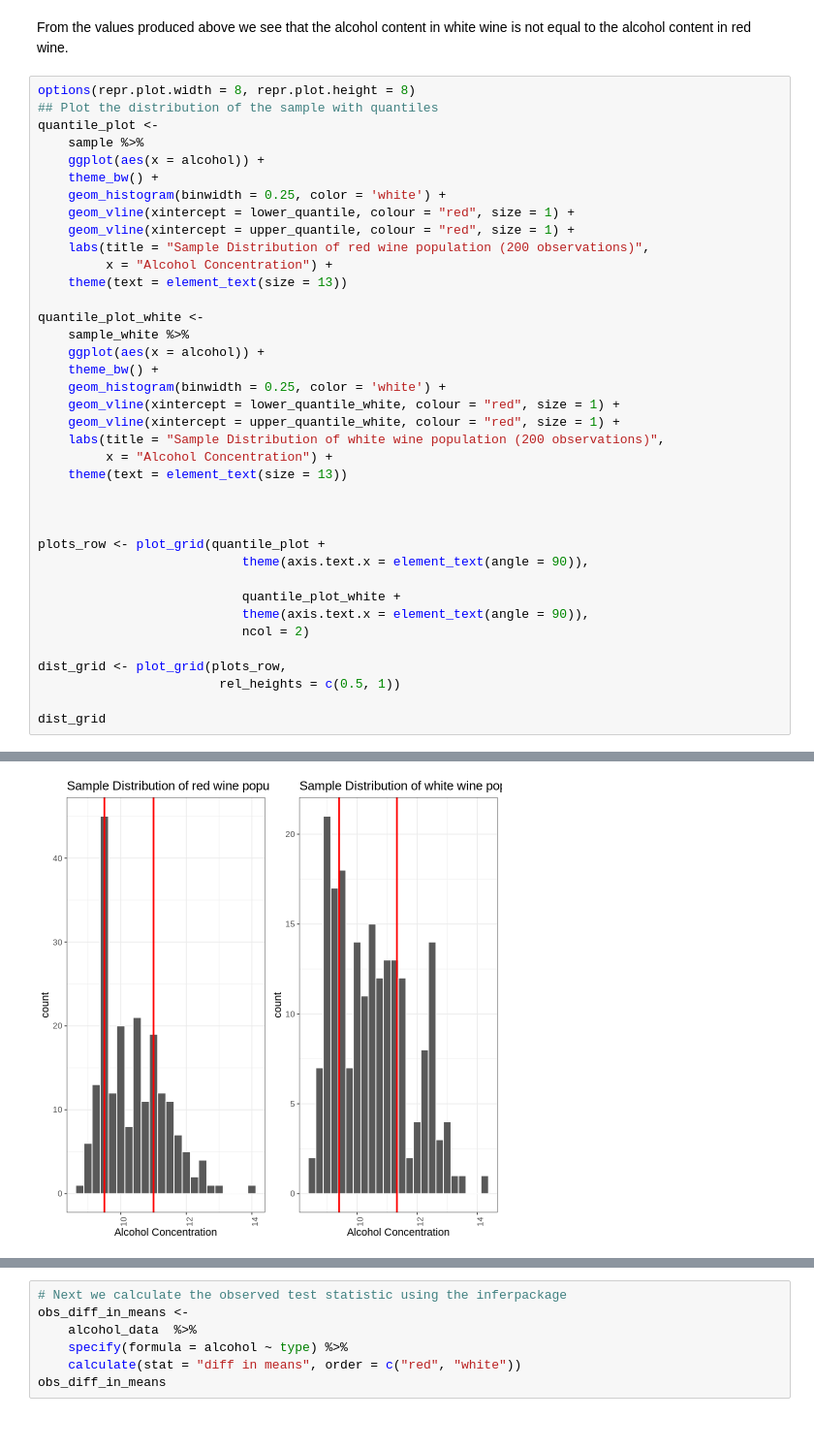
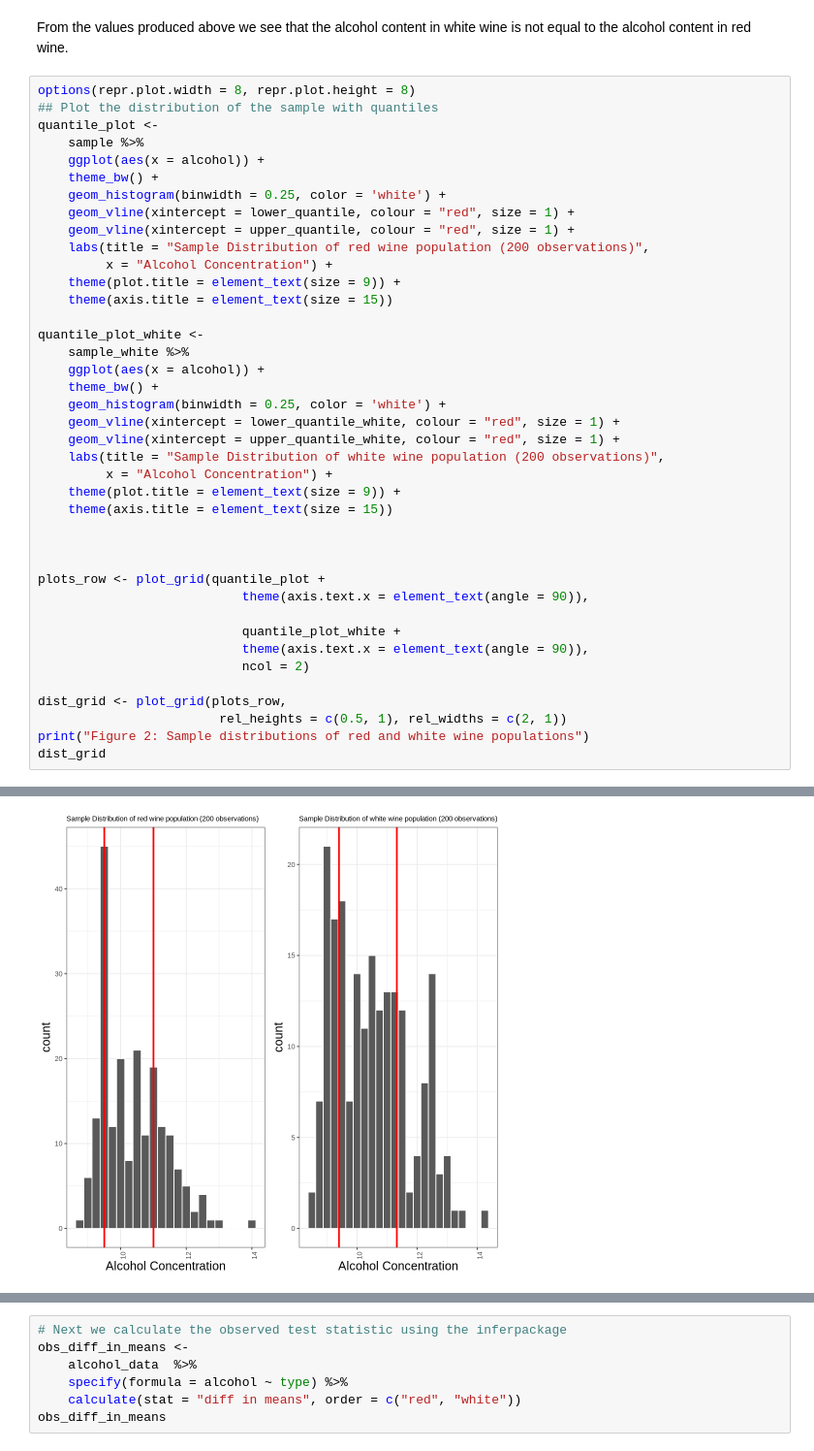
Before and after one commit to Jaskaran1116/STAT-201-Group-Project-23, a Jupyter notebook: analysis.ipynb, the cells around one changed output, grey strips where cells are left out. Shown at 97% size. Drawn from its saved outputs; the diff is of its cells as text.

Commit message:
Added plot labels, removed some "we's", fixed size of some plot labels

```diff
--- a/analysis.ipynb
+++ b/analysis.ipynb
@@ -187,7 +192,8 @@ quantile_plot <-
     geom_vline(xintercept = upper_quantile, colour = "red", size = 1) +
     labs(title = "Sample Distribution of red wine population (200 observations)",
          x = "Alcohol Concentration") +
-    theme(text = element_text(size = 13))
+    theme(plot.title = element_text(size = 9)) +
+    theme(axis.title = element_text(size = 15))
 
 quantile_plot_white <-
     sample_white %>%
@@ -198,7 +204,8 @@ quantile_plot_white <-
     geom_vline(xintercept = upper_quantile_white, colour = "red", size = 1) +
     labs(title = "Sample Distribution of white wine population (200 observations)",
          x = "Alcohol Concentration") +
-    theme(text = element_text(size = 13))
+    theme(plot.title = element_text(size = 9)) +
+    theme(axis.title = element_text(size = 15))
 
 
 
@@ -210,7 +217,7 @@ plots_row <- plot_grid(quantile_plot +
                            ncol = 2)
 
 dist_grid <- plot_grid(plots_row,
-                        rel_heights = c(0.5, 1))
-
+                        rel_heights = c(0.5, 1), rel_widths = c(2, 1))
+print("Figure 2: Sample distributions of red and white wine populations")
 dist_grid
 # %% [output]
@@ -217,2 +225,2 @@ dist_grid
-[figure, old version]
+[figure, new version]
 # %% [markdown]
```
Also changed, not shown: parts of 27 cells of this notebook.
